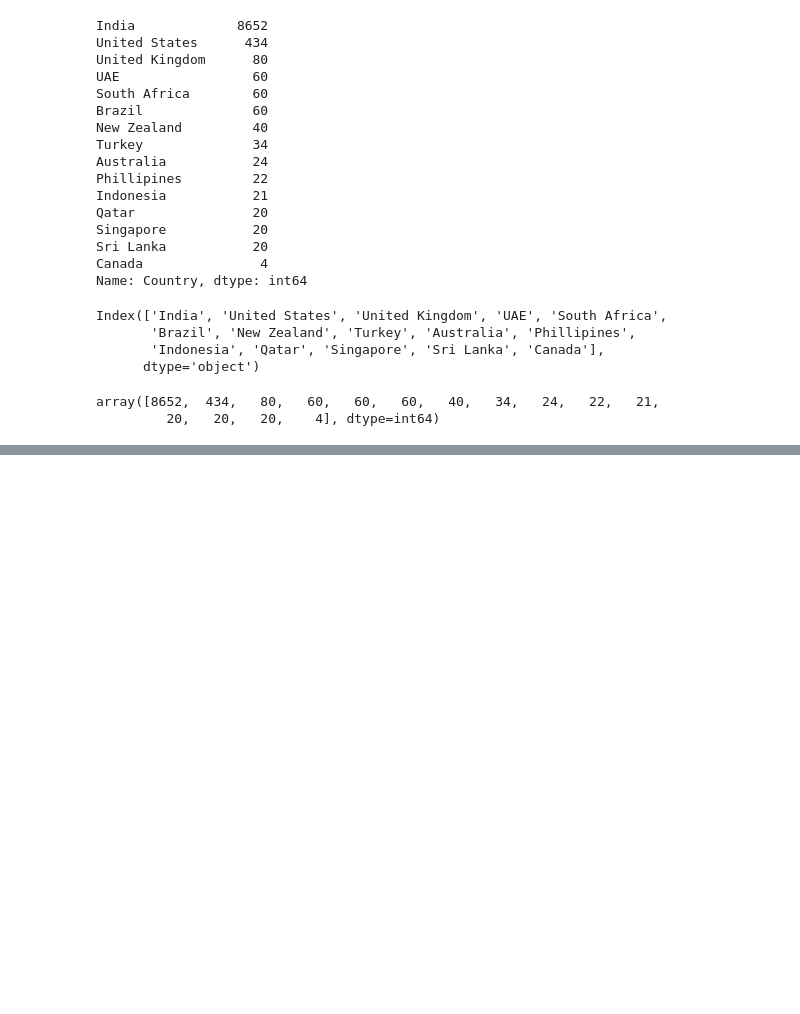
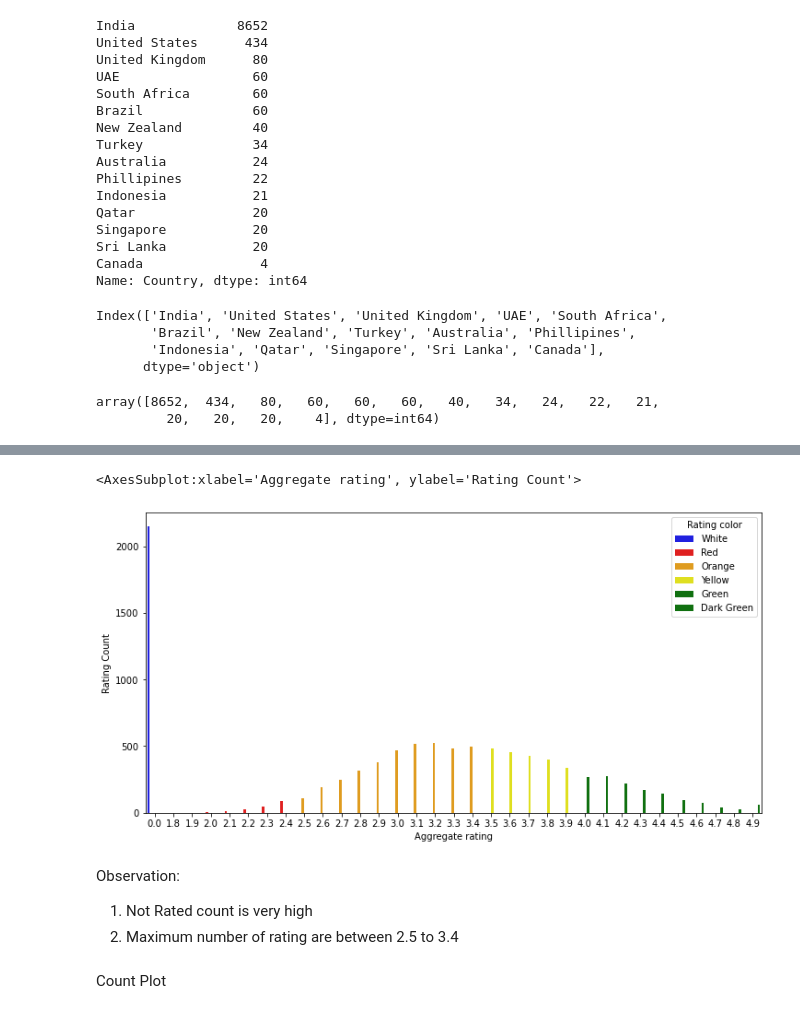
Before and after one commit to Shivanshu04/Datavisualisation, a Jupyter notebook: Zomato_Eda/Zomato.ipynb, the cells around one changed output, grey strips where cells are left out. Drawn from its saved outputs; the diff is of its cells as text; code cells hidden in the pictures; blank space fills up the shorter version.

```diff
--- a/Zomato_Eda/Zomato.ipynb
+++ b/Zomato_Eda/Zomato.ipynb
@@ -243,0 +328,13 @@ array([8652,  434,   80,   60,   60,   60,   40,   34,   24,   22,   21,
+# %%
+# Map the colours
+sns.barplot(x = 'Aggregate rating', y = 'Rating Count', hue = 'Rating color', data= ratings, palette=['blue', 'Red', 'Orange', 'Yellow', 'Green','Green'])
+# %% [output]
+<AxesSubplot:xlabel='Aggregate rating', ylabel='Rating Count'>
+[figure, added]
+# %% [markdown]
+Observation:
+
+1. Not Rated count is very high
+2. Maximum number of rating are between 2.5 to 3.4
+# %% [markdown]
+Count Plot
```
Also changed, not shown: parts of 26 cells of this notebook.
